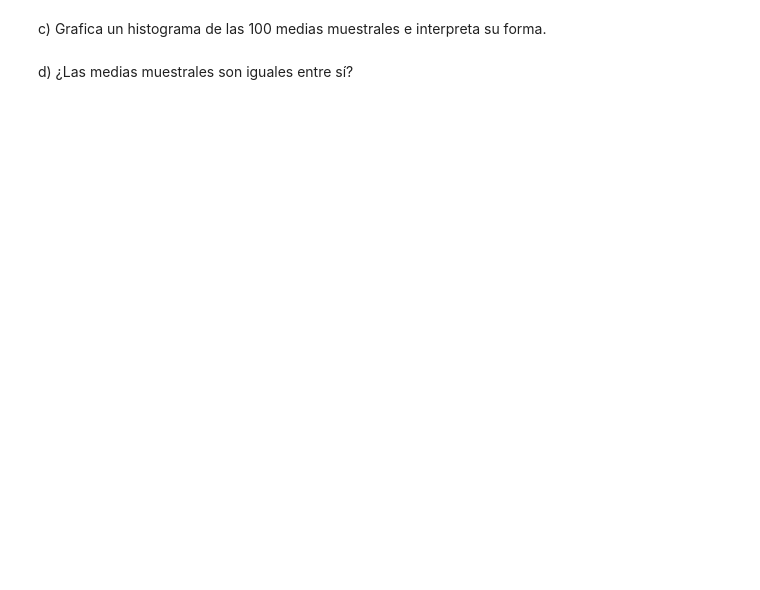
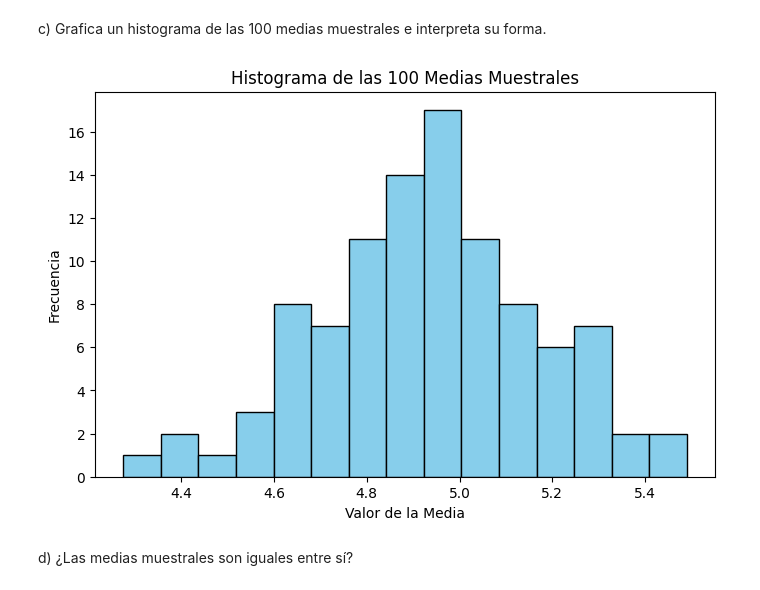
Before and after one commit to KenzoDev1/Inferencia-Estadistica, a Jupyter notebook: Unidad 1/Laboratorio_0_MAT4152.ipynb, the cells around one changed output. Cells and saved outputs as stored; diff of their text form; code cells hidden in the pictures; blank space fills up the shorter version.

```diff
--- a/Unidad 1/Laboratorio_0_MAT4152.ipynb
+++ b/Unidad 1/Laboratorio_0_MAT4152.ipynb
@@ -170,3 +404,22 @@ c) ¿Cuál es la probabilidad de que un estudiante dedique más de 11 horas a es
 7.1 Divide los estudiantes según la variable `usa_python`:
 
 a) Calcula la desviación estándar, la media y el coeficiente de variación de `horas_estudio` en ambos grupos.
+# %%
+df = pd.read_excel("G0_A2_estudiantes.xlsx")
+
+no_df = df[df["usa_python"] == 0] # No usan Python
+desviacion_estandar = no_df["horas_estudio"].std()
+media = no_df["horas_estudio"].mean()
+CV = (desviacion_estandar / media) * 100
+print("La desviación estándar de las horas de estudio para estudiantes que no usan Python es:", round(desviacion_estandar,2))
+print("La media de las horas de estudio para estudiantes que no usan Python es:", round(media,2))
+print("El coeficiente de variación de las horas de estudio para estudiantes que no usan Python es:", round(CV,2), "%")
+print()
+
+si_df = df[df["usa_python"] == 1] # Si usan Python
+desviacion_estandar = si_df["horas_estudio"].std()
+media = si_df["horas_estudio"].mean()
+CV = (desviacion_estandar / media) * 100
+print("La desviación estándar de las horas de estudio para estudiantes que usan Python es:", round(desviacion_estandar,2))
+print("La media de las horas de estudio para estudiantes que usan Python es:", round(media,2))
+print("El coeficiente de variación de las horas de estudio para estudiantes que usan Python es:", round(CV,2), "%")
@@ -188,3 +495,7 @@ Para explorar este concepto, trabajaremos con la variable `promedio_final`.
 Descarga **[aquí](https://docs.google.com/spreadsheets/d/1axWLVym_wXsVSjKl0saE7-T3hGycdJ8Y/export?format=xlsx)** el dataset que contiene 100 muestras, cada una de tamaño $n=20$, obtenidas a partir del dataset original.
 # %% [markdown]
 a) Carga el archivo con las 100 muestras.
+# %%
+import pandas as pd
+df = pd.read_excel("G0_A8_variabilidad.xlsx")
+df.head(100)
@@ -191,2 +521,8 @@ a) Carga el archivo con las 100 muestras.
 # %% [markdown]
 b) Calcula la media de cada muestra, obteniendo así 100 medias muestrales.
+# %%
+for columna in df.columns:
+    media = df[columna].mean()
+    print(f"Columna: {columna}")
+    print("Media:", round(media,2))
+    print()
@@ -193,4 +547,21 @@ b) Calcula la media de cada muestra, obteniendo así 100 medias muestrales.
 # %% [markdown]
 c) Grafica un histograma de las 100 medias muestrales e interpreta su forma.
+# %%
+import matplotlib.pyplot as plt
+
+lista_medias = []
+
+for columna in df.columns:
+    media = df[columna].mean()
+    lista_medias.append(media)
+
+plt.figure(figsize=(8, 5))
+plt.hist(lista_medias, bins=15, color='skyblue', edgecolor='black')
+plt.title("Histograma de las 100 Medias Muestrales")
+plt.xlabel("Valor de la Media")
+plt.ylabel("Frecuencia")
+plt.show()
+# %% [output]
+[figure, added]
 # %% [markdown]
 d) ¿Las medias muestrales son iguales entre sí?
```
Also changed, not shown: parts of 36 cells of this notebook, 2 other files.
